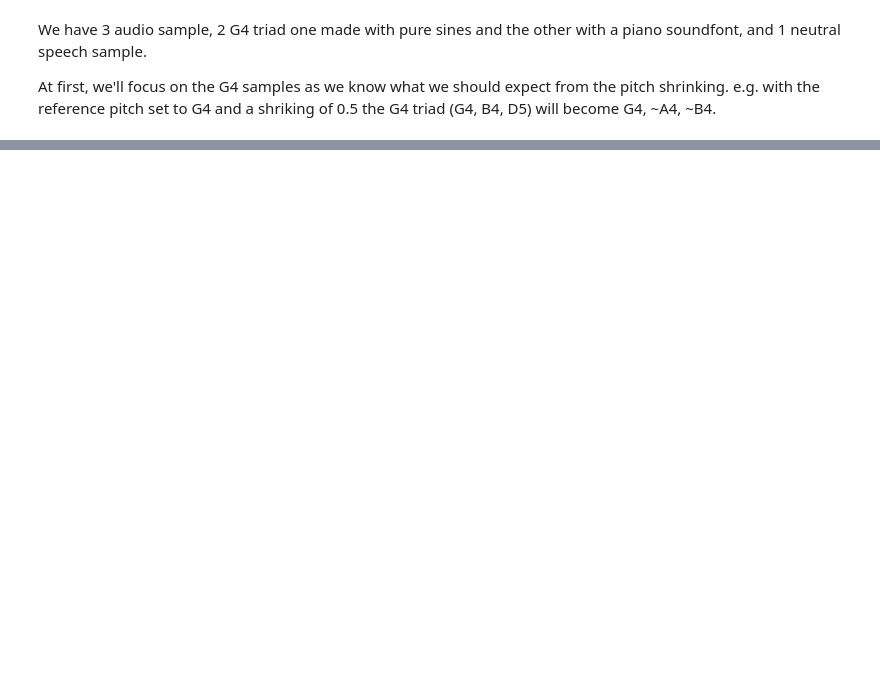
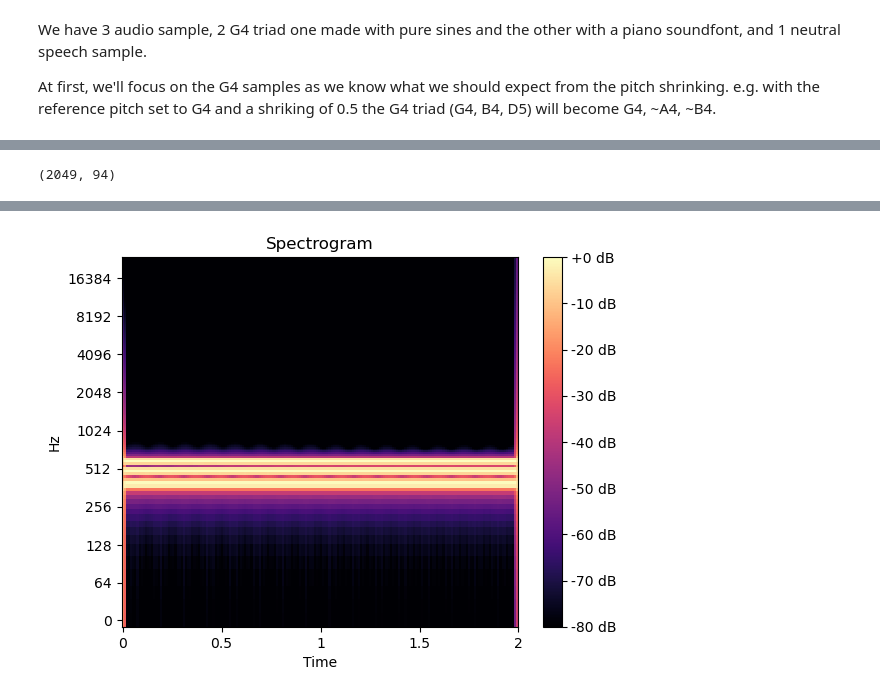
Before and after one commit to hekar-lab/E001-Pitch_shrink, a Jupyter notebook: lab.ipynb, the cells around one changed output, grey strips where cells are left out. Cells and saved outputs as stored; diff of their text form; code cells hidden in the pictures; blank space fills up the shorter version.

```diff
--- a/lab.ipynb
+++ b/lab.ipynb
@@ -5,14 +7,11 @@ import matplotlib.pyplot as plt
 
 import librosa
 # %%
-G4_SINE = librosa.load('./data/G4_triad-sine_synth.wav')
-G4_PIANO = librosa.load('./data/G4_triad-Upright_synth.wav')
-SPEECH = librosa.load('./data/bbawtd.wav')
+G4_SINE = librosa.load('./data/G4_triad-sine_synth.wav', mono=True, sr=None)
+G4_PIANO = librosa.load('./data/G4_triad-Upright_synth.wav', mono=True, sr=None)
+SPEECH = librosa.load('./data/bbawtd.wav', mono=True, sr=None)
 # %% [markdown]
 We have 3 audio sample, 2 G4 triad one made with pure sines and the other with a piano soundfont, and 1 neutral speech sample.
 
 At first, we'll focus on the G4 samples as we know what we should expect from the pitch shrinking. e.g. with the reference pitch
 set to G4 and a shriking of 0.5 the G4 triad (G4, B4, D5) will become G4, ~A4, ~B4.
-# %%
-D = librosa.stft(G4_SINE[0])
-S_db = librosa.amplitude_to_db(np.abs(D))
@@ -29,0 +18,25 @@ IPython.display.Audio(SPEECH[0], rate=SPEECH[2//2])
+# %%
+# Change this to process another sample
+wavform, sr = G4_SINE
+# %%
+win_len = 4096
+n_fft = 4096
+hop_len = 1024
+anls_stft = librosa.stft(wavform, n_fft=n_fft, hop_length=hop_len, win_length=win_len)
+n_anls_freqs, n_anls_frames = anls_stft.shape
+print(anls_stft.shape)
+# %% [output]
+(2049, 94)
+# %%
+def spectrogram(data):
+  D = librosa.stft(data)
+  S_db = librosa.amplitude_to_db(np.abs(D), ref=np.max)
+
+  fig, ax = plt.subplots()
+  img = librosa.display.specshow(S_db, x_axis='time', y_axis='log', ax=ax, sr=sr)
+  ax.set(title='Spectrogram')
+  fig.colorbar(img, ax=ax, format="%+2.f dB")
+# %%
+idisplay.display(idisplay.Audio(wavform, rate=sr))
+spectrogram(wavform)
+# %% [output]
@@ -29,0 +44 @@ IPython.display.Audio(SPEECH[0], rate=SPEECH[2//2])
+[figure, added]
```
Also changed, not shown: parts of 9 cells of this notebook, 1 other file.
